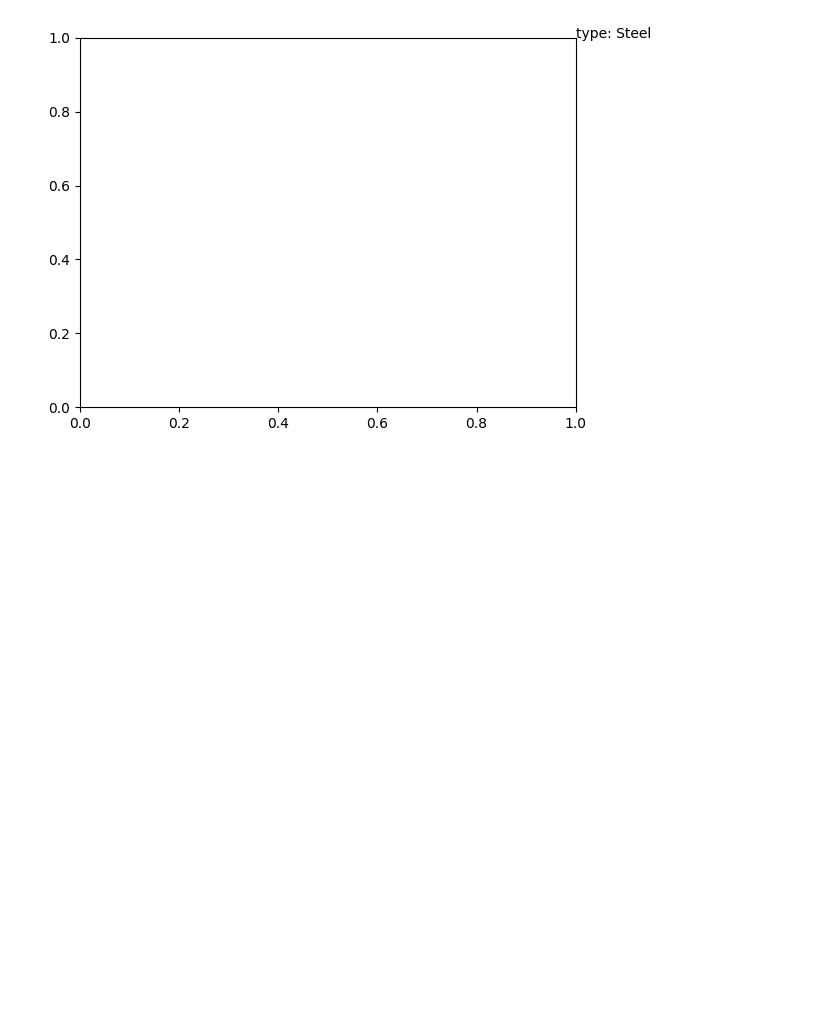
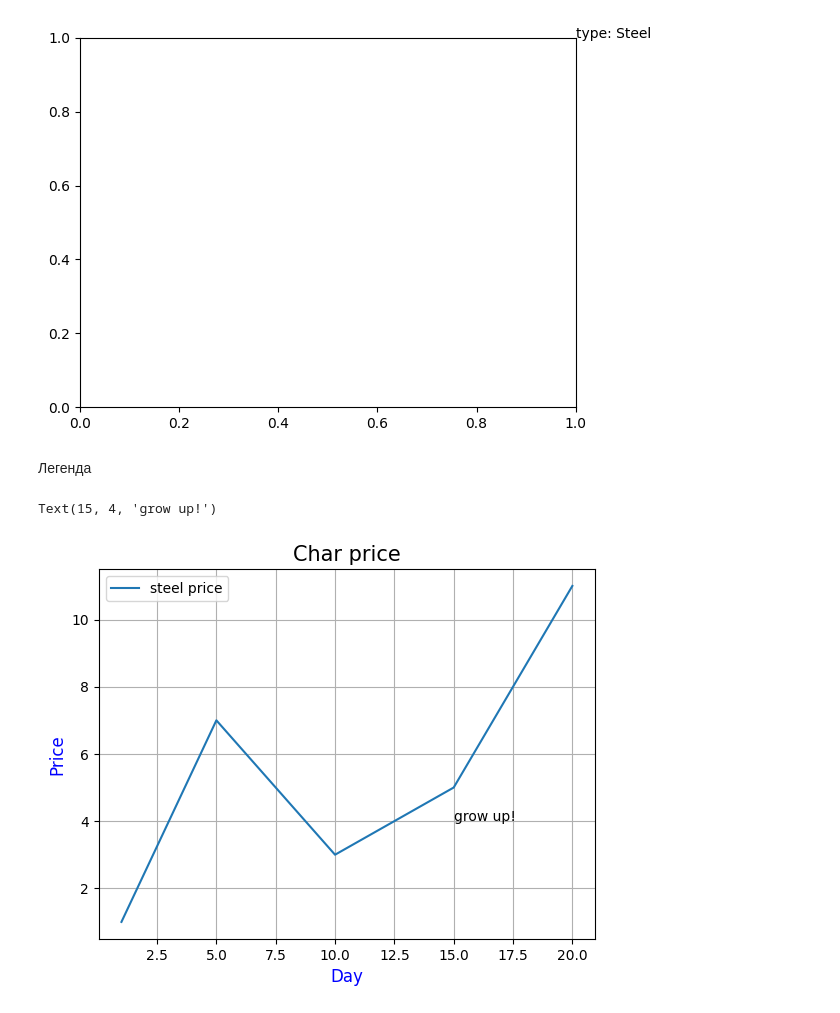
Before and after one commit to Naumo44/plt, a Jupyter notebook: work_with_pyplot.ipynb, the cells around one changed output. Saved outputs shown, nothing was run; the diff lists cells and outputs as text; code cells hidden in the pictures; blank space fills up the shorter version.

```diff
--- a/work_with_pyplot.ipynb
+++ b/work_with_pyplot.ipynb
@@ -51,3 +52,18 @@ plt.text(1, 1, 'type: Steel')
 # %% [output]
 Text(1, 1, 'type: Steel')
 [figure]
+# %% [markdown]
+Легенда
+# %%
+x = [1, 5, 10, 15, 20]
+y = [1, 7, 3, 5, 11]
+plt.plot(x, y, label='steel price')
+plt.title('Char price', fontsize=15)
+plt.xlabel('Day', fontsize=12, color='blue')
+plt.ylabel('Price', fontsize=12, color='blue')
+plt.legend()
+plt.grid(True)
+plt.text(15, 4, 'grow up!')
+# %% [output]
+Text(15, 4, 'grow up!')
+[figure, added]
```
Also changed, not shown: parts of 13 cells of this notebook, 2 other files.
